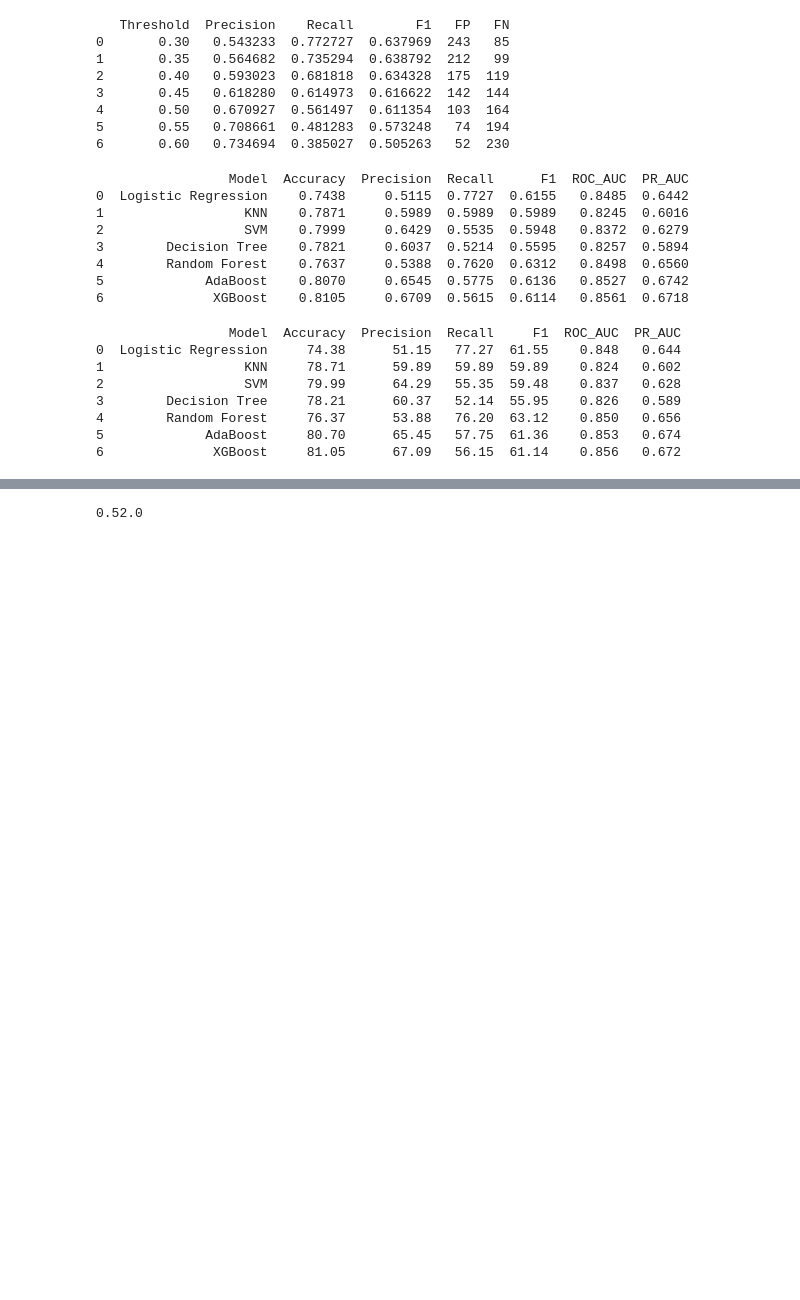
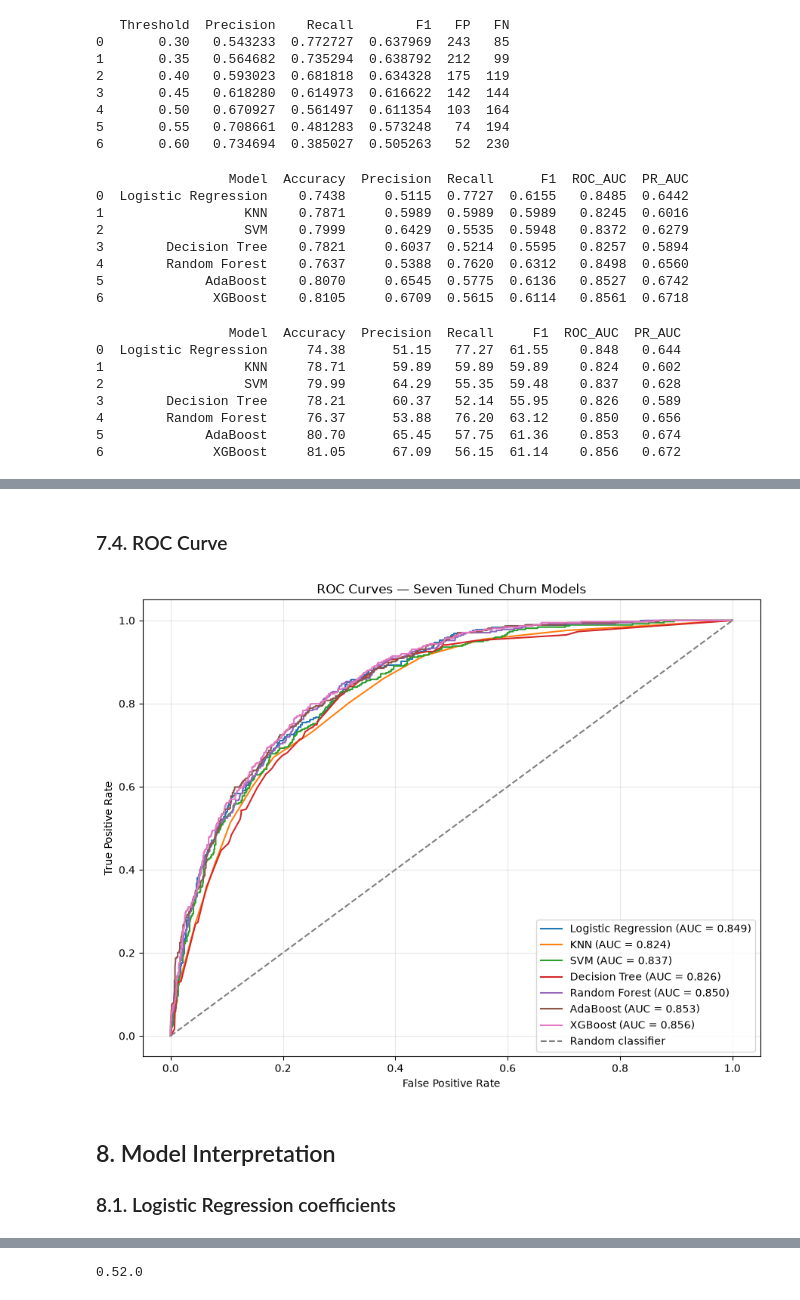
Before and after one commit to markreji2027/telecom-churn-intelligence, a Jupyter notebook: notebooks/03_ml_models.ipynb, the cells around one changed output, grey strips where cells are left out. Saved outputs shown, nothing was run; the diff lists cells and outputs as text; code cells hidden in the pictures; blank space fills up the shorter version.

Commit message:
Improve model evaluation and interpretation

```diff
--- a/notebooks/03_ml_models.ipynb
+++ b/notebooks/03_ml_models.ipynb
@@ -2429,0 +1785,2 @@ Techniques such as SHAP could provide more detailed individual-level explanation
+# %% [markdown]
+### 7.4. ROC Curve
@@ -2429,0 +1824,67 @@ Techniques such as SHAP could provide more detailed individual-level explanation
+# %%
+import matplotlib.pyplot as plt
+
+plt.figure(figsize=(9, 7))
+
+plt.plot(
+    fpr_log,
+    tpr_log,
+    label=f"Logistic Regression (AUC = {auc_log:.3f})"
+)
+
+plt.plot(
+    fpr_knn,
+    tpr_knn,
+    label=f"KNN (AUC = {auc_knn:.3f})"
+)
+
+plt.plot(
+    fpr_svm,
+    tpr_svm,
+    label=f"SVM (AUC = {auc_svm:.3f})"
+)
+
+plt.plot(
+    fpr_tree,
+    tpr_tree,
+    label=f"Decision Tree (AUC = {auc_tree:.3f})"
+)
+
+plt.plot(
+    fpr_rf,
+    tpr_rf,
+    label=f"Random Forest (AUC = {auc_rf:.3f})"
+)
+
+plt.plot(
+    fpr_ada,
+    tpr_ada,
+    label=f"AdaBoost (AUC = {auc_ada:.3f})"
+)
+
+plt.plot(
+    fpr_xgb,
+    tpr_xgb,
+    label=f"XGBoost (AUC = {auc_xgb:.3f})"
+)
+
+plt.plot(
+    [0, 1],
+    [0, 1],
+    linestyle="--",
+    label="Random classifier"
+)
+
+plt.xlabel("False Positive Rate")
+plt.ylabel("True Positive Rate")
+plt.title("ROC Curves — Seven Tuned Churn Models")
+plt.legend()
+plt.grid(alpha=0.3)
+plt.tight_layout()
+plt.show()
+# %% [output]
+[figure, added]
+# %% [markdown]
+## 8. Model Interpretation
+
+### 8.1. Logistic Regression coefficients
```
Also changed, not shown: parts of 106 cells of this notebook.
